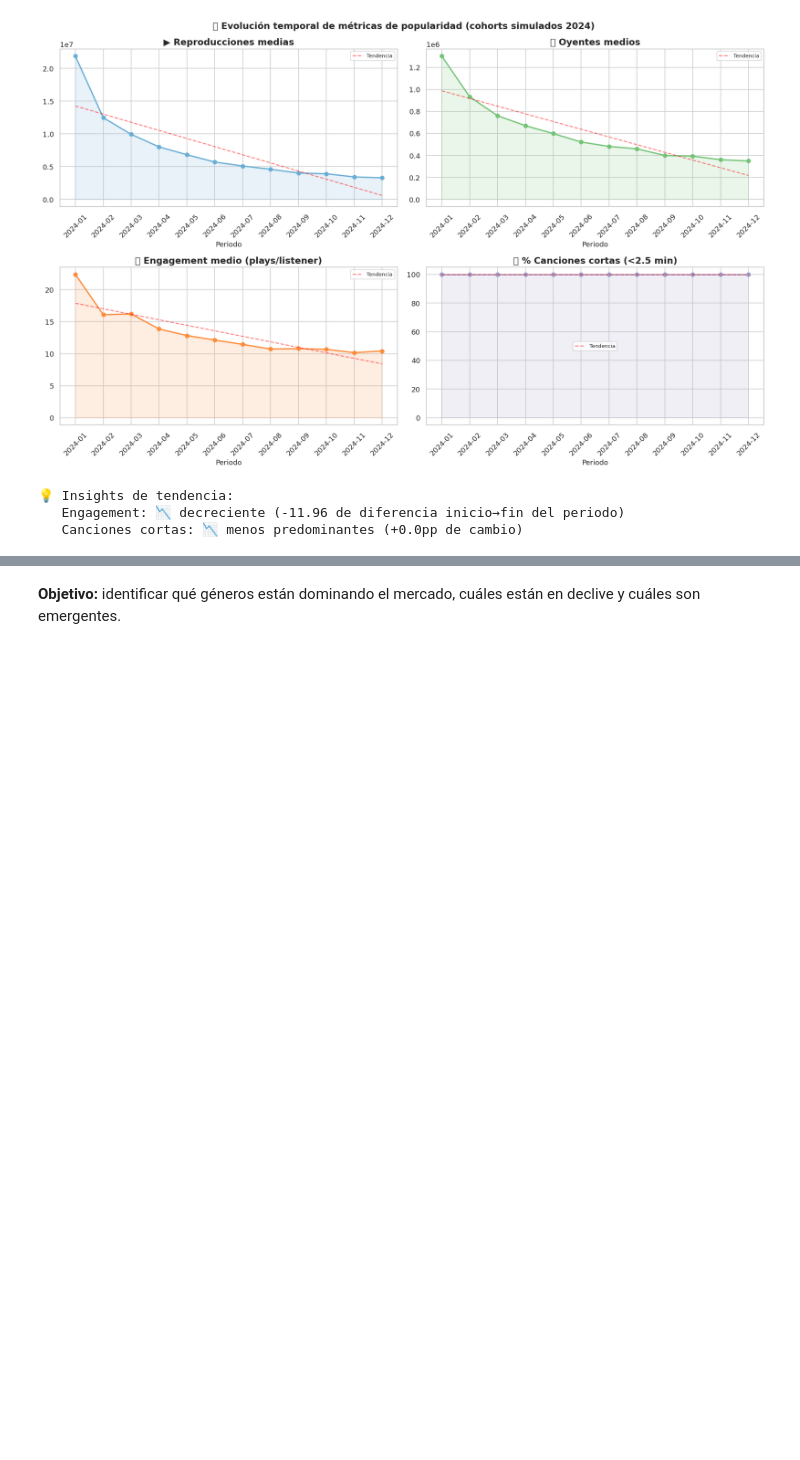
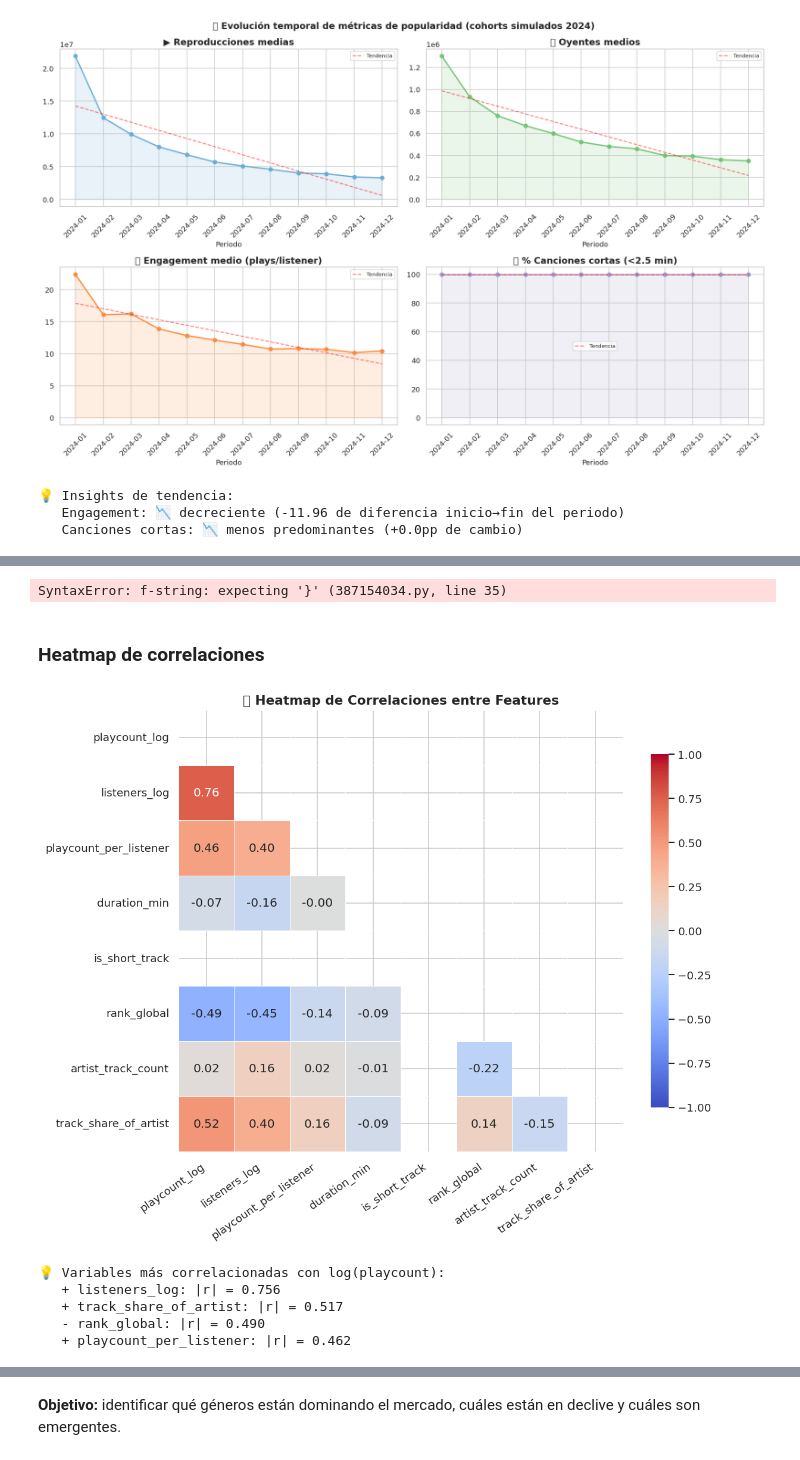
Before and after one commit to 4GeeksAcademy/ProyectoFinal23, a Jupyter notebook: src/Modulo1_lastm_ds.ipynb, the cells around one changed output, grey strips where cells are left out. Saved outputs shown, nothing was run; the diff lists cells and outputs as text; code cells hidden in the pictures; blank space fills up the shorter version.

```diff
--- a/src/Modulo1_lastm_ds.ipynb
+++ b/src/Modulo1_lastm_ds.ipynb
@@ -873,0 +1118,75 @@ print(f'   Una distribución normal tiene skewness ≈ 0. La transformación log
+# %%
+
+fig, axes = plt.subplots(1, 2, figsize=(14, 5))
+
+# Sample para no sobrecargar el plot
+df_sample = df_clean.sample(min(5000, len(df_clean)), random_state=42)
+
+# Scatter en escala log-log
+axes[0].scatter(df_sample['listeners_log'], df_sample['playcount_log'],
+                alpha=0.2, s=8, color='steelblue')
+# Línea de tendencia
+z = np.polyfit(df_sample['listeners_log'].dropna(), df_sample['playcount_log'].dropna(), 1)
+p = np.poly1d(z)
+x_line = np.linspace(df_sample['listeners_log'].min(), df_sample['listeners_log'].max(), 100)
+axes[0].plot(x_line, p(x_line), 'r--', alpha=0.7, label=f'Tendencia')
+axes[0].set_xlabel('log(Listeners)')
+axes[0].set_ylabel('log(Playcount)')
+axes[0].set_title('Listeners vs Playcount (log-log)')
+axes[0].legend()
+
+# Engagement vs popularidad
+engagement_clipped = df_sample['playcount_per_listener'].clip(upper=df_sample['playcount_per_listener'].quantile(0.98))
+axes[1].scatter(engagement_clipped, df_sample['playcount_log'],
+                alpha=0.2, s=8, color='coral')
+axes[1].set_xlabel('Engagement (plays/listener)')
+axes[1].set_ylabel('log(Playcount)')
+axes[1].set_title('Engagement vs Popularidad')
+
+plt.suptitle('🔗 Relaciones entre variables de popularidad', fontsize=13, fontweight='bold')
+plt.tight_layout()
+plt.savefig('eda_correlaciones.png', bbox_inches='tight')
+plt.show()
+
+corr = df_clean[['playcount_log', 'listeners_log', 'playcount_per_listener', 'duration_min']].corr()
+r_play_listen = corr.loc['playcount_log', 'listeners_log']
+print(f'\n💡 Correlación log(playcount) vs log(listeners): r = {r_play_listen:.3f}')
+print(f'   Interpretación: correlación {'muy alta' if abs(r_play_listen) > 0.7 else 'moderada'} — {"las canciones que llegan a más oyentes acumulan más reproducciones" if r_play_listen > 0 else "relación negativa"}')
+# %% [output]
+SyntaxError: f-string: expecting '}' (387154034.py, line 35)
+# %% [markdown]
+### Heatmap de correlaciones
+# %%
+
+numeric_cols = [
+    'playcount_log', 'listeners_log', 'playcount_per_listener',
+    'duration_min', 'is_short_track', 'rank_global',
+    'artist_track_count', 'track_share_of_artist'
+]
+numeric_cols = [c for c in numeric_cols if c in df_clean.columns]
+corr_matrix = df_clean[numeric_cols].corr()
+
+fig, ax = plt.subplots(figsize=(10, 8))
+mask = np.triu(np.ones_like(corr_matrix, dtype=bool))  # solo triángulo inferior
+sns.heatmap(corr_matrix, mask=mask, annot=True, fmt='.2f', cmap='coolwarm',
+            center=0, vmin=-1, vmax=1, linewidths=0.5, ax=ax,
+            cbar_kws={'shrink': 0.8})
+ax.set_title('🔗 Heatmap de Correlaciones entre Features', fontsize=13, fontweight='bold')
+plt.xticks(rotation=35, ha='right')
+plt.tight_layout()
+plt.savefig('eda_heatmap.png', bbox_inches='tight')
+plt.show()
+
+# Top correlaciones con popularidad
+corr_con_target = corr_matrix['playcount_log'].drop('playcount_log').abs().sort_values(ascending=False)
+print('\n💡 Variables más correlacionadas con log(playcount):')
+for feat, r in corr_con_target.head(4).items():
+    signo = '+' if corr_matrix.loc['playcount_log', feat] > 0 else '-'
+    print(f'   {signo} {feat}: |r| = {r:.3f}')
+# %% [output]
+[figure, added]
+💡 Variables más correlacionadas con log(playcount):
+   + listeners_log: |r| = 0.756
+   + track_share_of_artist: |r| = 0.517
+   - rank_global: |r| = 0.490
+   + playcount_per_listener: |r| = 0.462
```
Also changed, not shown: parts of 65 cells of this notebook, 10 other files.
